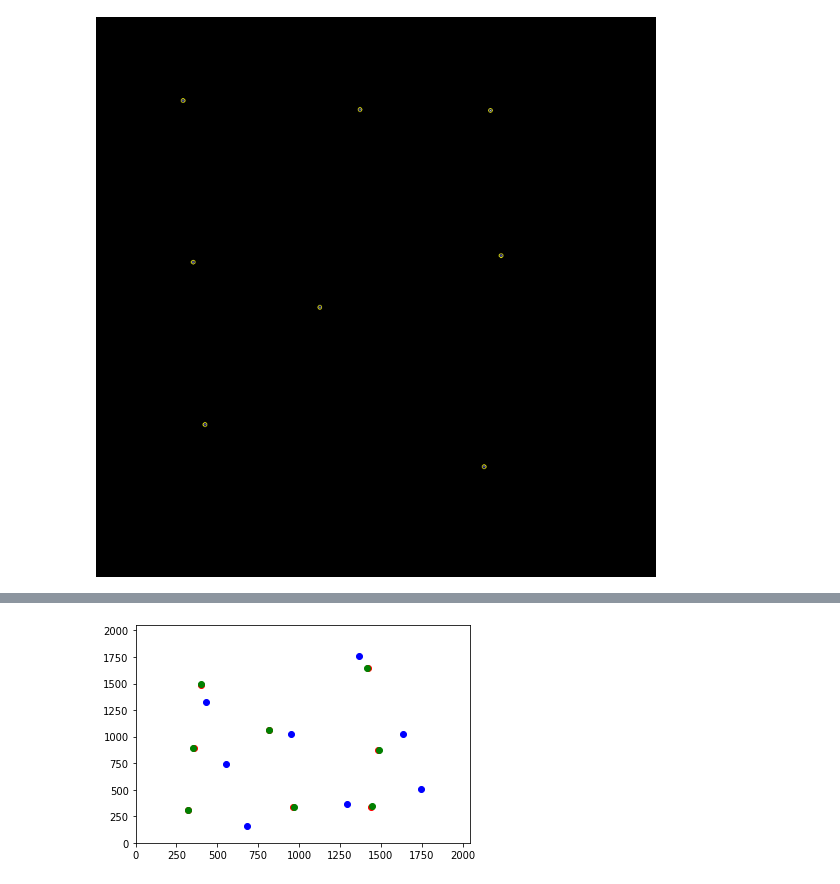
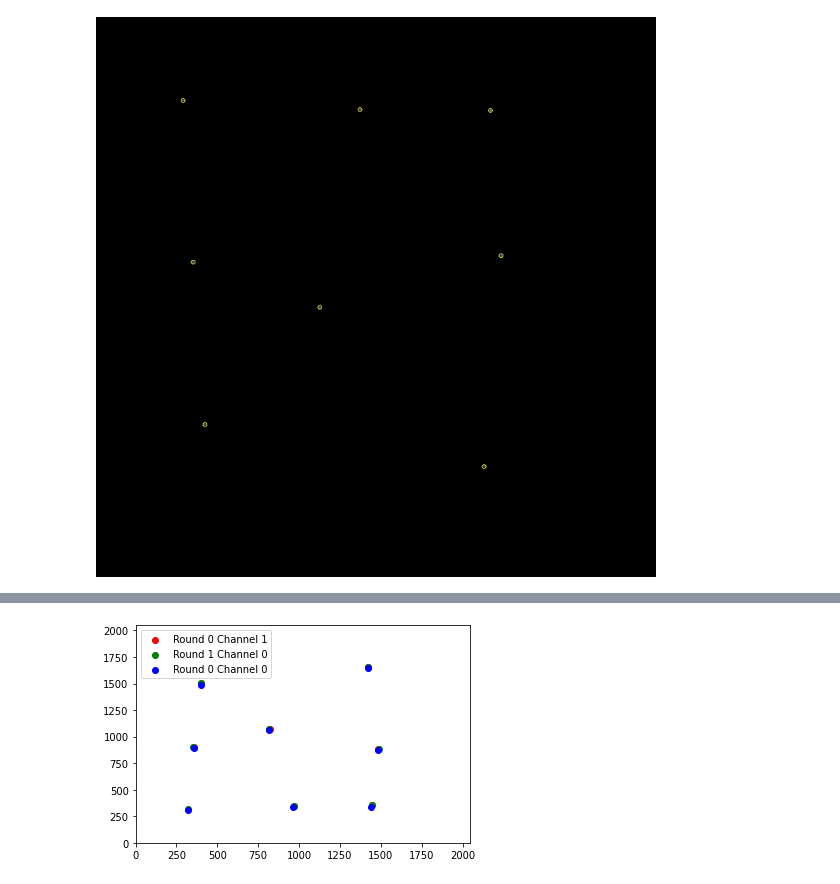
Before and after one commit to 13hannes11/situr, a Jupyter notebook: notebook/tile_demo_test.ipynb, the cells around one changed output, grey strips where cells are left out. Saved outputs shown, nothing was run; the diff lists cells and outputs as text; code cells hidden in the pictures.

Commit message:
fix bug in channel registration not respecting changed parameteres

```diff
--- a/notebook/tile_demo_test.ipynb
+++ b/notebook/tile_demo_test.ipynb
@@ -67,7 +66,8 @@ peak_finder.show_channel_peaks(tile.get_round(1), 0, img_show=False)
 # %%
-peak_finder.scatterplot_channel_peaks(tile.get_round(0), 0, color='r')
+peak_finder.scatterplot_channel_peaks(tile.get_round(0), 1, color='r')
 peak_finder.scatterplot_channel_peaks(tile.get_round(1), 0, color='g')
-peak_finder.scatterplot_channel_peaks(tile.get_round(0), 1, color='b')
+peak_finder.scatterplot_channel_peaks(tile.get_round(0), 0, color='b')
+plt.legend(['Round 0 Channel 1', 'Round 1 Channel 0', 'Round 0 Channel 0'])
 plt.show()
 # %% [output]
-[figure, old version]
+[figure, new version]
```
Also changed, not shown: parts of 4 cells of this notebook, 1 other file.
